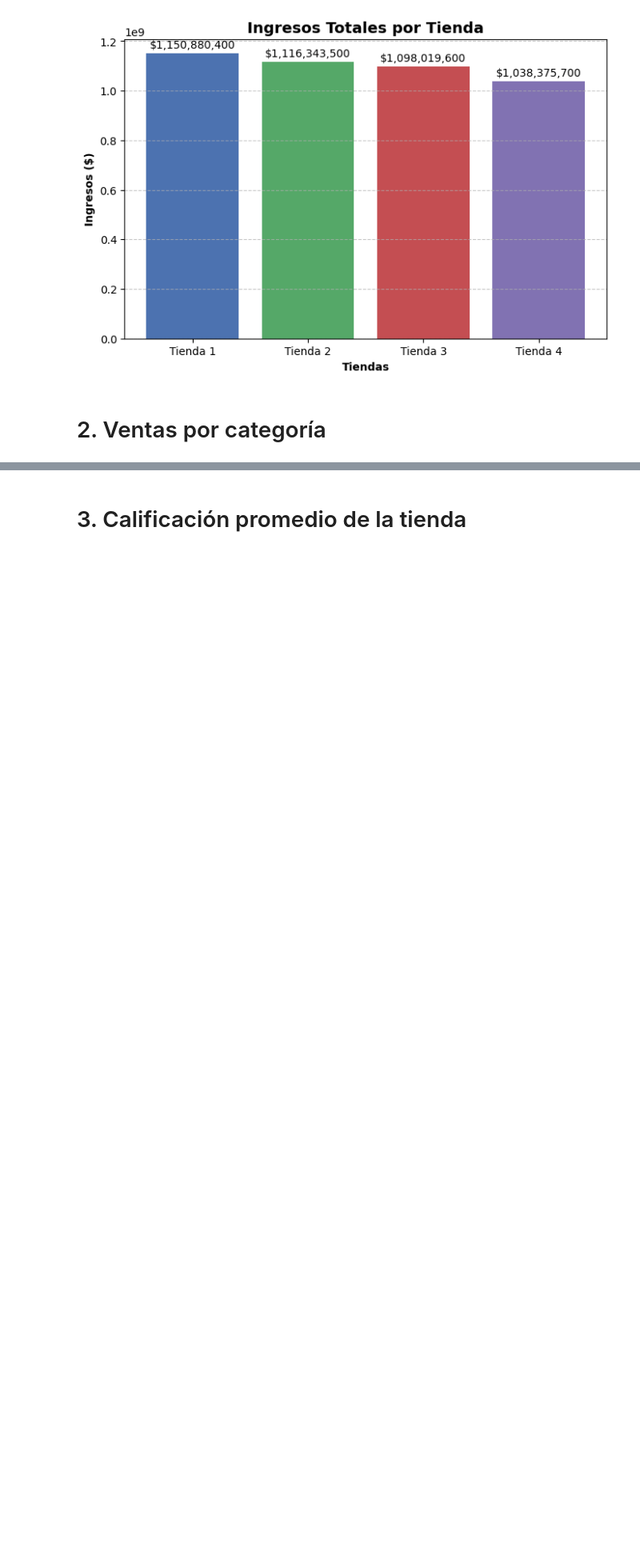
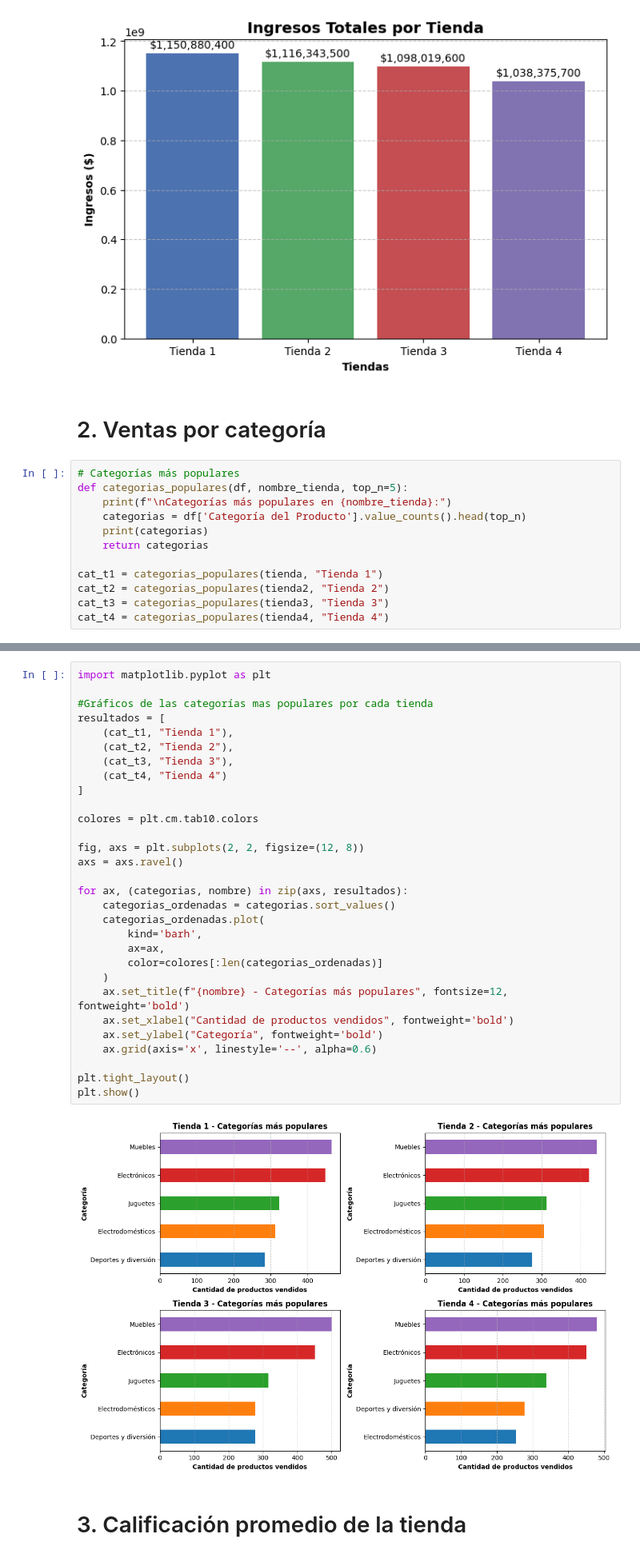
Before and after one commit to esteb4n14/challenge1-data-science-latam, a Jupyter notebook: AluraStoreLatam.ipynb, the cells around one changed output, grey strips where cells are left out. Shown: that part at 80% size. Drawn from its saved outputs; the diff is of its cells as text; blank space fills up the shorter version.

Commit message:
Categorías mas populares

```diff
--- a/AluraStoreLatam.ipynb
+++ b/AluraStoreLatam.ipynb
@@ -67,3 +69,15 @@ plt.show()
 [figure]
 # %% [markdown]
 # 2. Ventas por categoría
+# %%
+# Categorías más populares
+def categorias_populares(df, nombre_tienda, top_n=5):
+    print(f"\nCategorías más populares en {nombre_tienda}:")
+    categorias = df['Categoría del Producto'].value_counts().head(top_n)
+    print(categorias)
+    return categorias
+
+cat_t1 = categorias_populares(tienda, "Tienda 1")
+cat_t2 = categorias_populares(tienda2, "Tienda 2")
+cat_t3 = categorias_populares(tienda3, "Tienda 3")
+cat_t4 = categorias_populares(tienda4, "Tienda 4")
@@ -70,3 +102,35 @@ plt.show()
+# %%
+import matplotlib.pyplot as plt
+
+#Gráficos de las categorías mas populares por cada tienda
+resultados = [
+    (cat_t1, "Tienda 1"),
+    (cat_t2, "Tienda 2"),
+    (cat_t3, "Tienda 3"),
+    (cat_t4, "Tienda 4")
+]
+
+colores = plt.cm.tab10.colors
+
+fig, axs = plt.subplots(2, 2, figsize=(12, 8))
+axs = axs.ravel()
+
+for ax, (categorias, nombre) in zip(axs, resultados):
+    categorias_ordenadas = categorias.sort_values()
+    categorias_ordenadas.plot(
+        kind='barh',
+        ax=ax,
+        color=colores[:len(categorias_ordenadas)]
+    )
+    ax.set_title(f"{nombre} - Categorías más populares", fontsize=12, fontweight='bold')
+    ax.set_xlabel("Cantidad de productos vendidos", fontweight='bold')
+    ax.set_ylabel("Categoría", fontweight='bold')
+    ax.grid(axis='x', linestyle='--', alpha=0.6)
+
+plt.tight_layout()
+plt.show()
+# %% [output]
+[figure, added]
 # %% [markdown]
 # 3. Calificación promedio de la tienda
 # %% [markdown]
```
Also changed, not shown: parts of 2 cells of this notebook.
